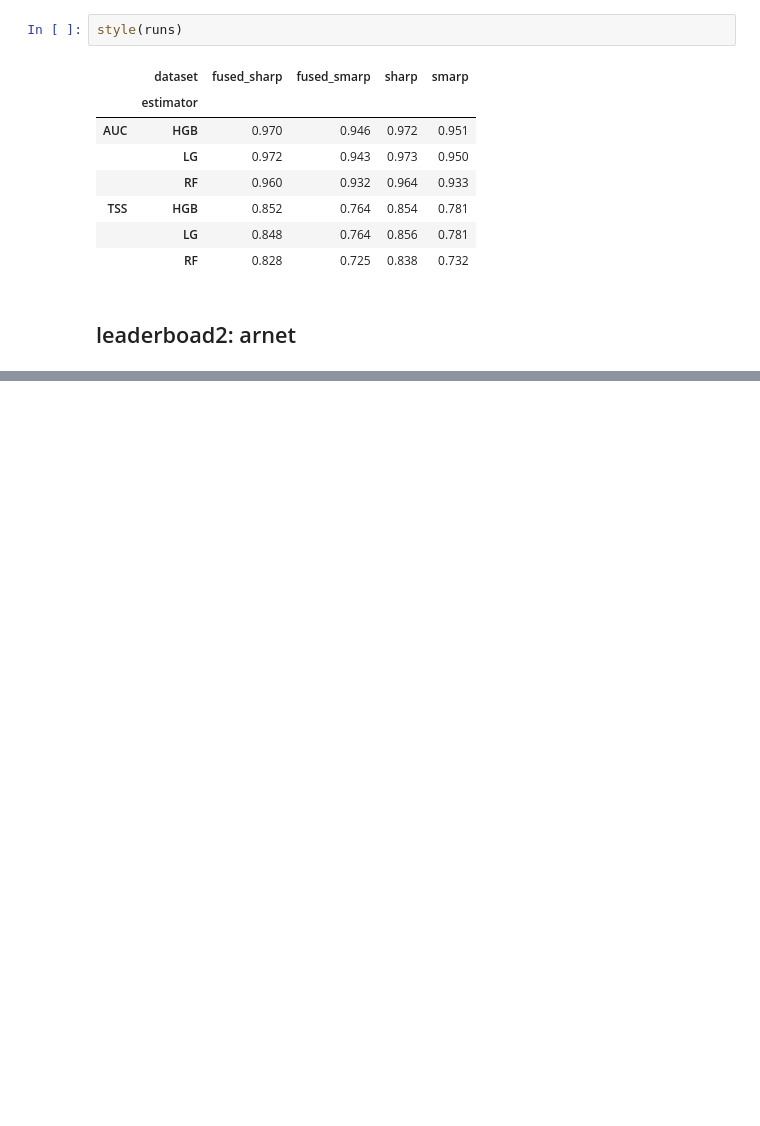
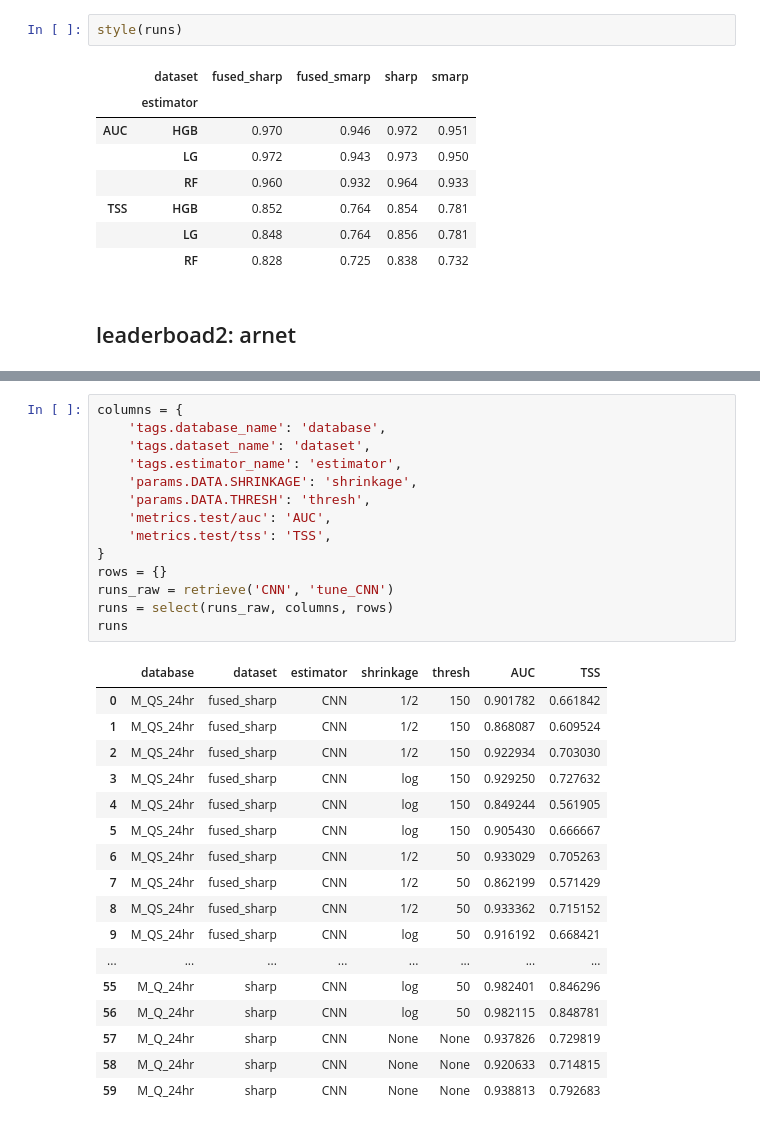
Before and after one commit to ZeyuSun/flare-prediction-smarp, a Jupyter notebook: notebooks/mlflow_results.ipynb, the cells around one changed output, grey strips where cells are left out. Cells and saved outputs as stored; diff of their text form; blank space fills up the shorter version.

```diff
--- a/notebooks/mlflow_results.ipynb
+++ b/notebooks/mlflow_results.ipynb
@@ -552,0 +569,32 @@ Reusing TensorBoard on port 6011 (pid 18631), started 0:24:16 ago. (Use '!kill 1
+# %%
+columns = {
+    'tags.database_name': 'database',
+    'tags.dataset_name': 'dataset',
+    'tags.estimator_name': 'estimator',
+    'params.DATA.SHRINKAGE': 'shrinkage',
+    'params.DATA.THRESH': 'thresh',
+    'metrics.test/auc': 'AUC',
+    'metrics.test/tss': 'TSS',
+}
+rows = {}
+runs_raw = retrieve('CNN', 'tune_CNN')
+runs = select(runs_raw, columns, rows)
+runs
+# %% [output]
+|  | database | dataset | estimator | shrinkage | thresh | AUC | TSS |
+| 0 | M_QS_24hr | fused_sharp | CNN | 1/2 | 150 | 0.901782 | 0.661842 |
+| 1 | M_QS_24hr | fused_sharp | CNN | 1/2 | 150 | 0.868087 | 0.609524 |
+| 2 | M_QS_24hr | fused_sharp | CNN | 1/2 | 150 | 0.922934 | 0.703030 |
+| 3 | M_QS_24hr | fused_sharp | CNN | log | 150 | 0.929250 | 0.727632 |
+| 4 | M_QS_24hr | fused_sharp | CNN | log | 150 | 0.849244 | 0.561905 |
+| 5 | M_QS_24hr | fused_sharp | CNN | log | 150 | 0.905430 | 0.666667 |
+| 6 | M_QS_24hr | fused_sharp | CNN | 1/2 | 50 | 0.933029 | 0.705263 |
+| 7 | M_QS_24hr | fused_sharp | CNN | 1/2 | 50 | 0.862199 | 0.571429 |
+| 8 | M_QS_24hr | fused_sharp | CNN | 1/2 | 50 | 0.933362 | 0.715152 |
+| 9 | M_QS_24hr | fused_sharp | CNN | log | 50 | 0.916192 | 0.668421 |
+| ... | ... | ... | ... | ... | ... | ... | ... |
+| 55 | M_Q_24hr | sharp | CNN | log | 50 | 0.982401 | 0.846296 |
+| 56 | M_Q_24hr | sharp | CNN | log | 50 | 0.982115 | 0.848781 |
+| 57 | M_Q_24hr | sharp | CNN | None | None | 0.937826 | 0.729819 |
+| 58 | M_Q_24hr | sharp | CNN | None | None | 0.920633 | 0.714815 |
+| 59 | M_Q_24hr | sharp | CNN | None | None | 0.938813 | 0.792683 |
```
Also changed, not shown: parts of 11 cells of this notebook.
